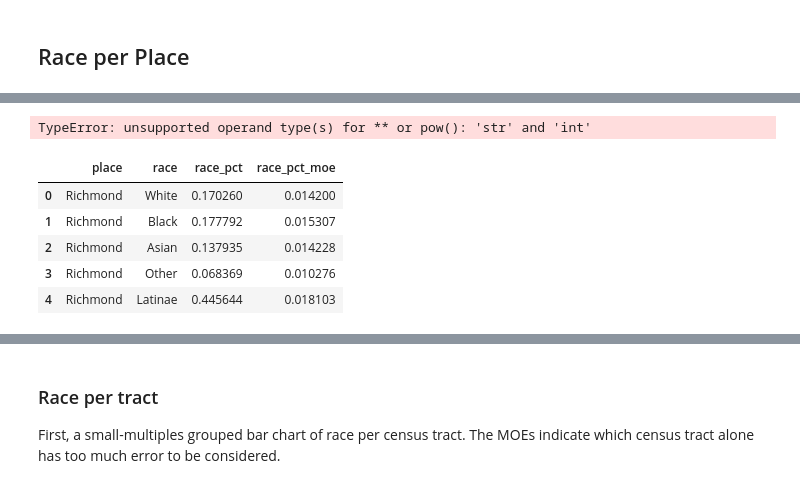
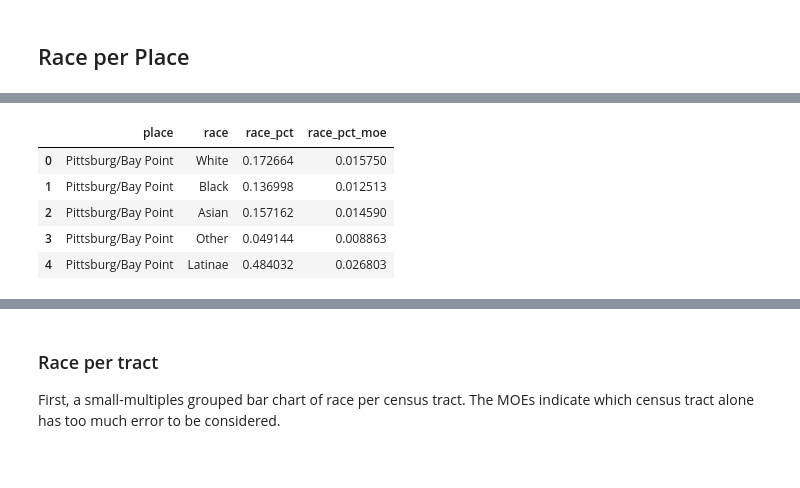
Before and after one commit to mbecica/richmond-trends, a Jupyter notebook: cc-county-trends.ipynb, the cells around one changed output, grey strips where cells are left out. Cells and saved outputs as stored; diff of their text form; code cells hidden in the pictures.

Commit message:
place race bar graphs done

```diff
--- a/cc-county-trends.ipynb
+++ b/cc-county-trends.ipynb
@@ -67,10 +67,6 @@ def process_acs_df(in_df):
         df.loc[df[f'pct_{group}_moe_ratio'] > .4, f'pct_{group}'] = float('NaN')
         df.loc[df[f'pct_{group}_moe_ratio'] > .4, f'pct_{group}_moe'] = float('NaN')
 
-        #Some issues with blanks ugh
-        df.to_numeric(df[f'pct_{group}'], errors='coerce')
-        df.to_numeric(df[f'pct_{group}_moe'], errors='coerce')
-
     return df
 # %%
 # Define the dict of variables to pull and rename
@@ -185,6 +181,8 @@ def get_place_race(in_place):
 
     # Rename the DataFrame columns again using the dict
     df = df.rename(columns=race_in_variables)
+    # There is a census bug??? nh_white_moe is coming back as an object not a float64 on every call to this table
+    df['nh_white_moe'] = df['nh_white_moe'].astype(np.float64)
 
     return df
 # %%
@@ -268,36 +286,35 @@ df_r_processed = process_acs_df(df_richmond)
 #N Richmond
 df_n_processed = process_acs_df(df_n_richmond)
 #Combine Richmond and N Richmond
-# df_r_combo = combine_places(df_r_processed, df_n_processed)
-# df_r_combo.insert(0, "place", "Richmond")
-# df_richmond_out = make_tidy_data(df_r_combo, "place")
+df_r_combo = combine_places(df_r_processed, df_n_processed)
+df_r_combo.insert(0, "place", "Richmond")
+df_richmond_out = make_tidy_data(df_r_combo, "place")
 
-# #El Cerrito
-# df_ec_processed = process_acs_df(df_elcerrito)
-# df_elcerrito_out = make_tidy_data(df_ec_processed, "place")
-# #Lafayette
-# df_l_processed = process_acs_df(df_lafayette)
-# df_lafayette_out = make_tidy_data(df_l_processed, "place")
+#El Cerrito
+df_ec_processed = process_acs_df(df_elcerrito)
+df_elcerrito_out = make_tidy_data(df_ec_processed, "place")
+#Lafayette
+df_l_processed = process_acs_df(df_lafayette)
+df_lafayette_out = make_tidy_data(df_l_processed, "place")
 
-# #Pittsburg
-# df_p_processed = process_acs_df(df_pittsburg)
-# #Bay Point
-# df_bp_processed = process_acs_df(df_baypoint)
-# df_pbp_combo = combine_places(df_p_processed, df_bp_processed)
-#df_baypoint_out = make_tidy_data(df_baypoint, "place")
+#Pittsburg
+df_p_processed = process_acs_df(df_pittsburg)
+#Bay Point
+df_bp_processed = process_acs_df(df_baypoint)
+df_pbp_combo = combine_places(df_p_processed, df_bp_processed)
+df_pbp_combo.insert(0, "place", "Pittsburg/Bay Point")
+df_pbp_out = make_tidy_data(df_pbp_combo, "place")
 
-# df_place_bars = pd.concat([df_richmond_out,df_n_richmond_out,df_elcerrito_out,df_pittsburg_out,df_baypoint_out,df_lafayette_out])
+df_place_bars = pd.concat([df_richmond_out,df_pbp_out,df_elcerrito_out,df_lafayette_out,df_pittsburg_out,df_baypoint_out,])
-# %% [output]
-TypeError: unsupported operand type(s) for ** or pow(): 'str' and 'int'
 # %%
-df_richmond_out
+df_pbp_out
 # %% [output]
 |  | place | race | race_pct | race_pct_moe |
-| 0 | Richmond | White | 0.170260 | 0.014200 |
-| 1 | Richmond | Black | 0.177792 | 0.015307 |
-| 2 | Richmond | Asian | 0.137935 | 0.014228 |
-| 3 | Richmond | Other | 0.068369 | 0.010276 |
-| 4 | Richmond | Latinae | 0.445644 | 0.018103 |
+| 0 | Pittsburg/Bay Point | White | 0.172664 | 0.015750 |
+| 1 | Pittsburg/Bay Point | Black | 0.136998 | 0.012513 |
+| 2 | Pittsburg/Bay Point | Asian | 0.157162 | 0.014590 |
+| 3 | Pittsburg/Bay Point | Other | 0.049144 | 0.008863 |
+| 4 | Pittsburg/Bay Point | Latinae | 0.484032 | 0.026803 |
 # %%
 # Make a grouped bar chart of all the places
 bars = alt.Chart(df_place_bars).mark_bar(size=10).encode(
```
Also changed, not shown: parts of 1 cell of this notebook.
